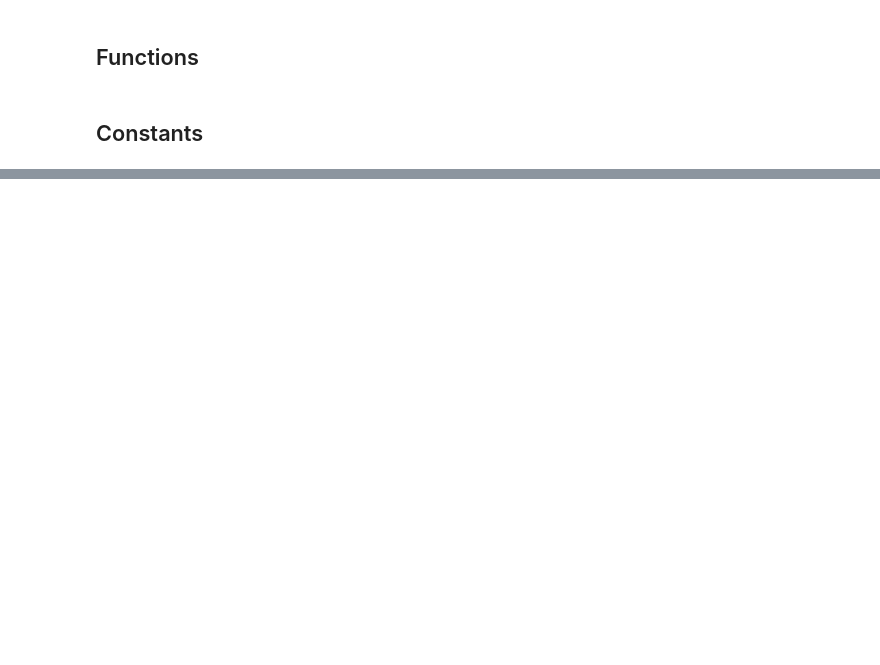
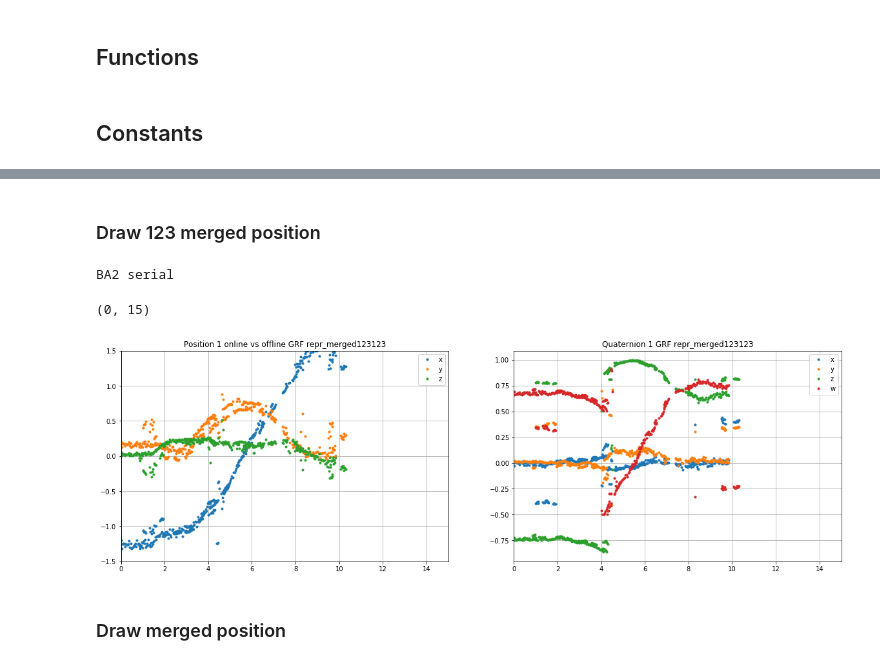
Before and after one commit to zhanibekrysbek/smart_tray, a Jupyter notebook: notebooks/iros_workshop_2020/cut_into_observations.ipynb, the cells around one changed output, grey strips where cells are left out. Cells and saved outputs as stored; diff of their text form; code cells hidden in the pictures; blank space fills up the shorter version.

```diff
--- a/notebooks/iros_workshop_2020/cut_into_observations.ipynb
+++ b/notebooks/iros_workshop_2020/cut_into_observations.ipynb
@@ -182,2 +273,39 @@ for obs_num in tqdm(range(1,total_obs+1)):
+# %% [markdown]
+### Draw 123 merged position
 # %%
-obs = observations[10]
+obs = observations[7]
+# %%
+h = 1
+w = 2
+ylim = 1.5
+xlim = 15
+
+plt.figure(figsize=(20,h*6))
+
+
+print obs['traj_type'], obs['motion_type']
+
+# Position from camera 1
+plt.subplot(h,w,1)
+plt.plot(obs['pose123']['time_steps'], obs['pose123']['position'], '.', alpha=1)
+plt.legend(['x','y','z'])
+plt.gca().set_title('Position 1 online vs offline %s'%obs['pose123']['frame_id'])
+plt.grid()
+
+plt.ylim(-ylim, ylim)
+plt.xlim(0, xlim)
+
+
+plt.subplot(h,w,2)
+plt.plot(obs['pose123']['time_steps'], obs['pose123']['quaternion'], '.', alpha=1)
+plt.legend(['x','y','z', 'w'])
+plt.gca().set_title('Quaternion 1 %s'%obs['pose123']['frame_id'])
+plt.grid()
+
+plt.xlim(0, xlim)
+# %% [output]
+BA2 serial
+(0, 15)
+[figure, added]
+# %% [markdown]
+### Draw merged position
```
Also changed, not shown: parts of 23 cells of this notebook, 2 other files.
